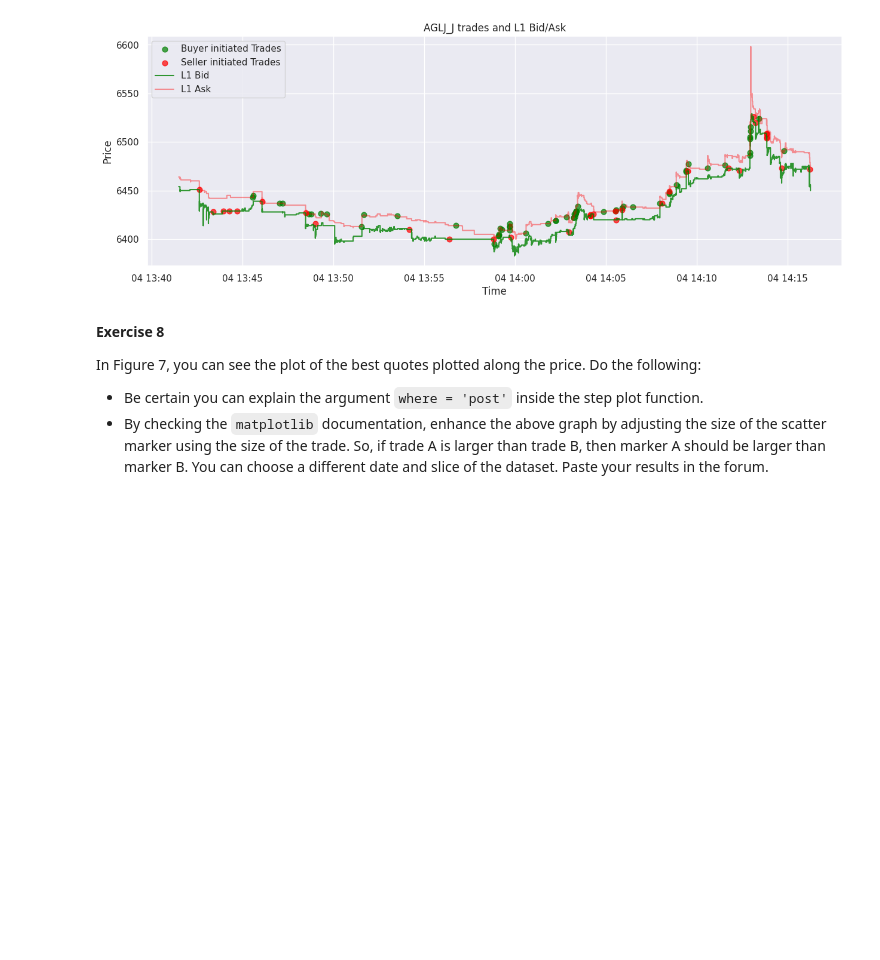
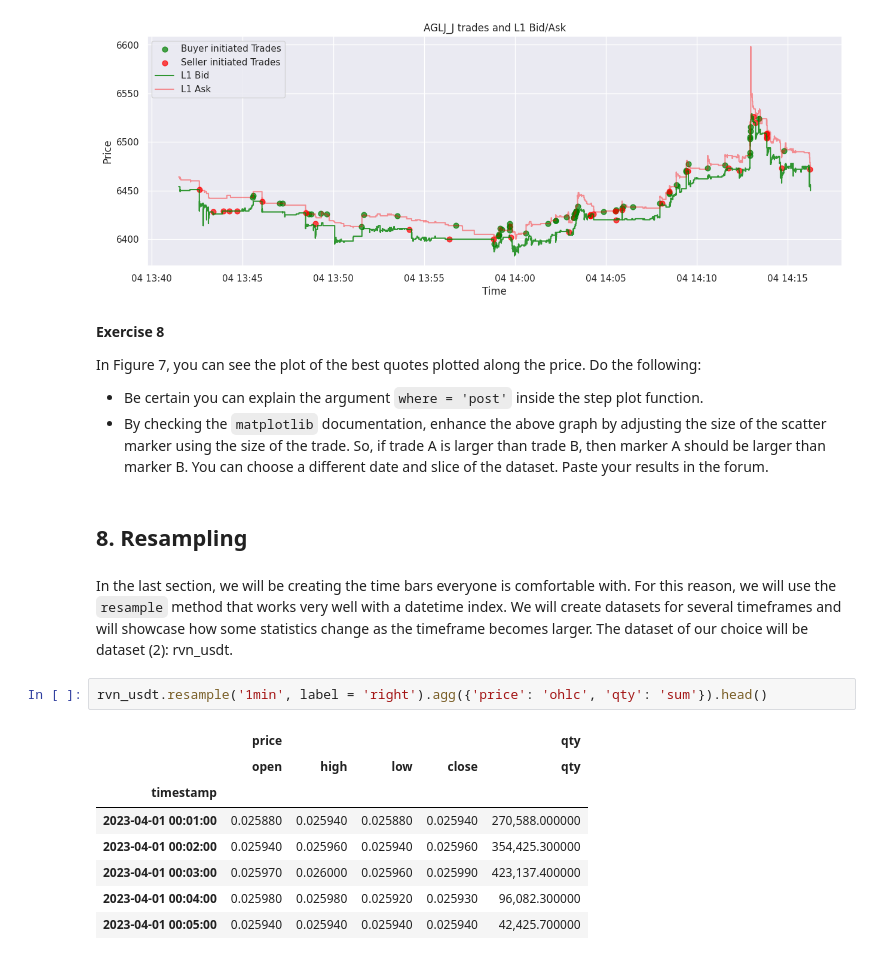
Before and after one commit to sheldcoop/QuantPrep, a Jupyter notebook: Finanical_Data_WQU.ipynb, the cells around one changed output. Drawn from its saved outputs; the diff is of its cells as text; blank space fills up the shorter version.

```diff
--- a/Finanical_Data_WQU.ipynb
+++ b/Finanical_Data_WQU.ipynb
@@ -3979,3 +3979,18 @@ plt.show()
 In Figure 7, you can see the plot of the best quotes plotted along the price. Do the following:
 * Be certain you can explain the argument `where = 'post'` inside the step plot function.
 * By checking the `matplotlib` documentation, enhance the above graph by adjusting the size of the scatter marker using the size of the trade. So, if trade A is larger than trade B, then marker A should be larger than marker B. You can choose a different date and slice of the dataset. Paste your results in the forum.
+# %% [markdown]
+## **8. Resampling**
+# %% [markdown]
+In the last section, we will be creating the time bars everyone is comfortable with. For this reason, we will use the `resample` method that works very well with a datetime index. We will create datasets for several timeframes and will showcase how some statistics change as the timeframe becomes larger. The dataset of our choice will be dataset (2): rvn_usdt.
+# %%
+rvn_usdt.resample('1min', label = 'right').agg({'price': 'ohlc', 'qty': 'sum'}).head()
+# %% [output]
+|  | price |  |  |  | qty |
+|  | open | high | low | close | qty |
+| timestamp |  |  |  |  |  |
+| 2023-04-01 00:01:00 | 0.025880 | 0.025940 | 0.025880 | 0.025940 | 270,588.000000 |
+| 2023-04-01 00:02:00 | 0.025940 | 0.025960 | 0.025940 | 0.025960 | 354,425.300000 |
+| 2023-04-01 00:03:00 | 0.025970 | 0.026000 | 0.025960 | 0.025990 | 423,137.400000 |
+| 2023-04-01 00:04:00 | 0.025980 | 0.025980 | 0.025920 | 0.025930 | 96,082.300000 |
+| 2023-04-01 00:05:00 | 0.025940 | 0.025940 | 0.025940 | 0.025940 | 42,425.700000 |
```
Also changed, not shown: parts of 7 cells of this notebook.
